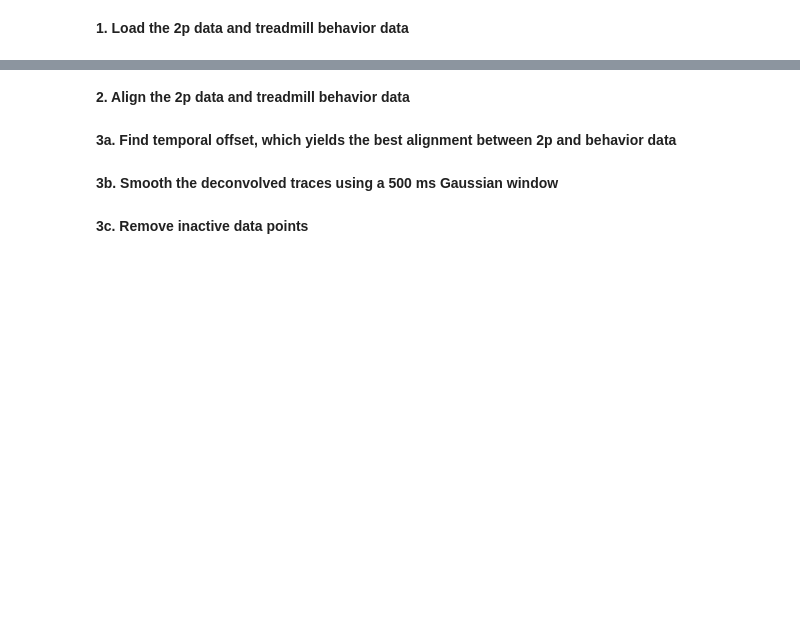
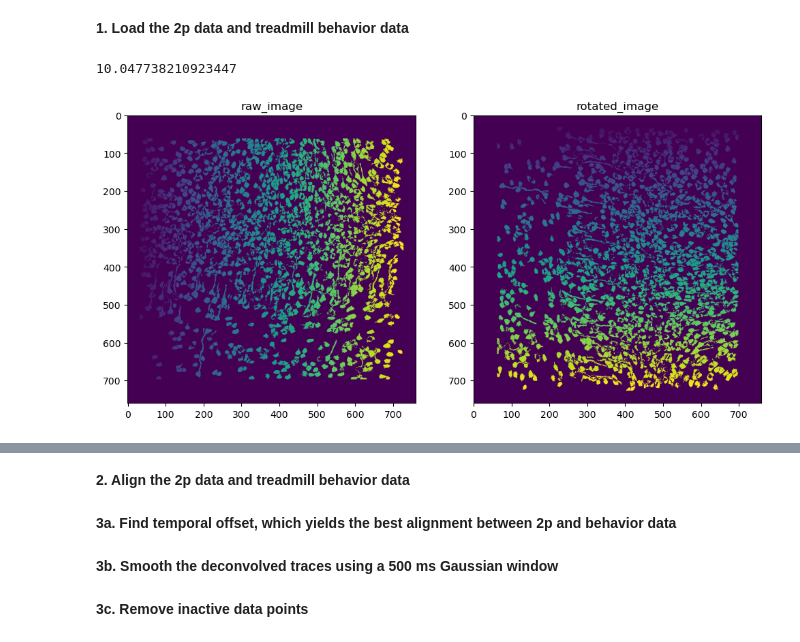
Before and after one commit to jasmineyeo/V1_SpatialModulation, a Jupyter notebook: SpatialModulation_notebook/processdata_forSpatialModulationAnalysis.ipynb, the cells around one changed output, grey strips where cells are left out. Saved outputs shown, nothing was run; the diff lists cells and outputs as text; code cells hidden in the pictures; blank space fills up the shorter version.

```diff
--- a/SpatialModulation_notebook/processdata_forSpatialModulationAnalysis.ipynb
+++ b/SpatialModulation_notebook/processdata_forSpatialModulationAnalysis.ipynb
@@ -38,9 +38,14 @@ from helper.detrendAdaptation import detrendAdaptation as DA
 # VRfilepath = r"D:\V1_SpatialModulation\V1_SpatialMod_VRLog"
 
 # JSY038, BBBB
-filepath = r'D:\V1_SpatialModulation\2p\250428_JSY_JSY038_SpatialModulation_BBBB\TSeries-04282025-1500-001'
-twoP_filename = "TSeries-04282025-1500-001"
-VRlog_filename = "VRlog_JSY038_04282025_03-27-04.txt"
+filepath = r'D:\V1_SpatialModulation\2p\250511_JSY_JSY041_threecueWminiwalls\TSeries-05112025-1413-001'
+twoP_filename = "TSeries-05112025-1413-001"
+VRlog_filename = "VRlog_JSY038_05112025_04-41-37.txt"
+
+# # JSY038, BBBB
+# filepath = r'D:\V1_SpatialModulation\2p\250428_JSY_JSY038_SpatialModulation_BBBB\TSeries-04282025-1500-001'
+# twoP_filename = "TSeries-04282025-1500-001"
+# VRlog_filename = "VRlog_JSY038_04282025_03-27-04.txt"
 
 # # JSY040, BBBB
 # filepath = r'D:\V1_SpatialModulation\2p\250427_JSY_JSY040_SpatialModulation_BBBB\TSeries-04272025-1508-001'
@@ -172,30 +177,33 @@ with open(VRlog_path, "r") as file:
 #     'elapsedT': np.array(elapsedT),
 #     'event': np.array(events),
 #     'location': np.array(locations)
 # }
 
 # # Apply minimum threshold to location data
 # VR_data['location'][VR_data['location'] < -40] = -40
 
 # Extract VR data
 VR_data['absoluteT'] = np.array([line[0] for line in rawVR_data])
 VR_data['elapsedT'] = np.array([float(line[1]) for line in rawVR_data])
 VR_data['event'] = np.array([line[2] for line in rawVR_data])
 VR_data['location'] = np.array([float(line[3]) for line in rawVR_data])
 
 # for any VR_data['location'] that is less than -40, set it to -40
 # VR_data['location'][VR_data['location'] < -40] = -40
 
 # Find the index of the first 's' in VR_data['event']
 start_index = np.where(VR_data['event'] == 's')[0][0]
 
 # Erase all elements before the start_index in all VR_data
 for key in VR_data.keys():
     VR_data[key] = VR_data[key][start_index:]
 
 # # for every element of VR_data, print first value
 # for key in VR_data:
 #     print(VR_data[key][0])
 
 print("first time value of VR is", VR_data['absoluteT'][0])
 print("first time value of 2p is", twoP_data['AbsoluteT'][0] )
+# %% [output]
+10.047738210923447
+[figure, added]
```
Also changed, not shown: parts of 4 cells of this notebook, 4 other files.
